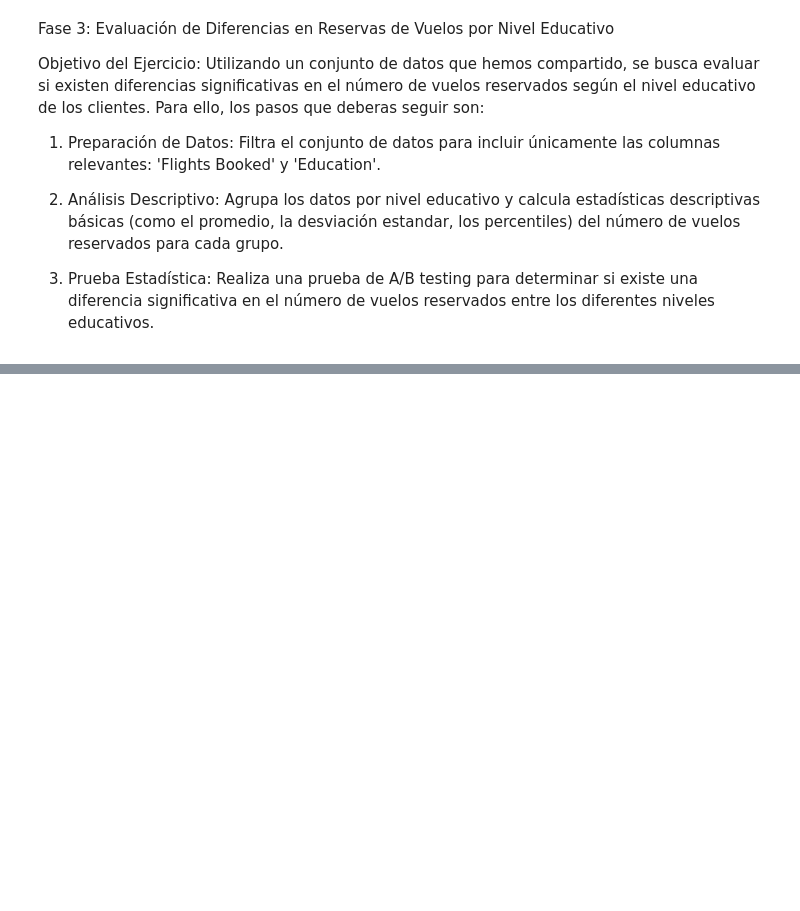
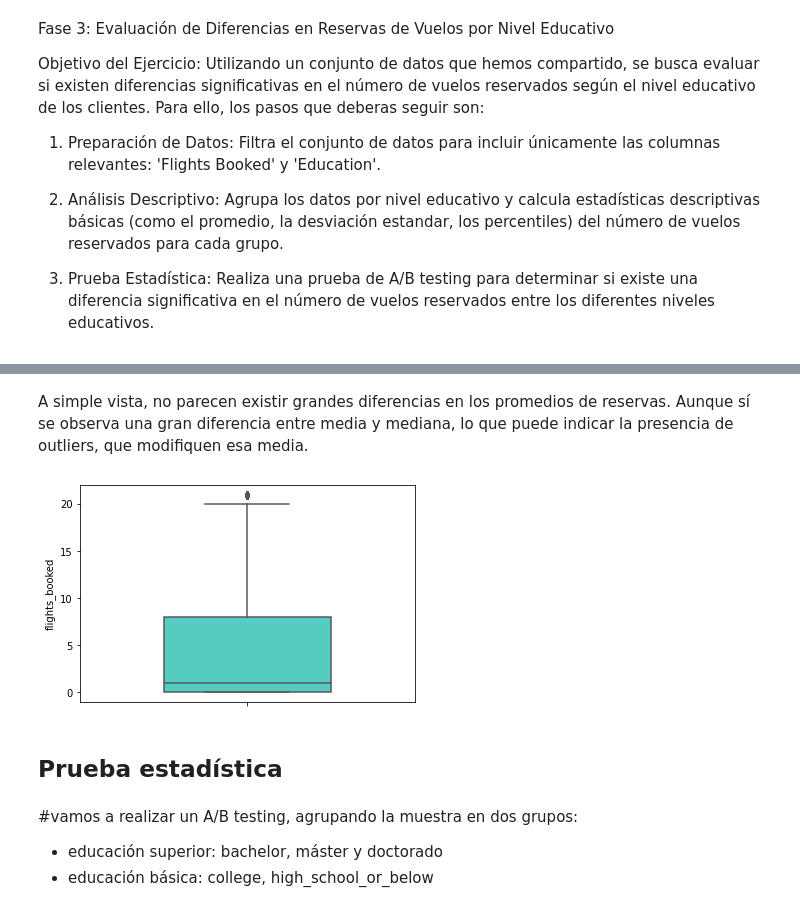
Before and after one commit to Adalab/bda-modulo-3-evaluacion-final-raquelmartinrodriguez, a Jupyter notebook: 4_a_b_testing.ipynb, the cells around one changed output, grey strips where cells are left out. Cells and saved outputs as stored; diff of their text form; code cells hidden in the pictures; blank space fills up the shorter version.

```diff
--- a/4_a_b_testing.ipynb
+++ b/4_a_b_testing.ipynb
@@ -43,0 +201,17 @@ df = pd.read_csv ('files/flights.csv')
+# %% [markdown]
+A simple vista, no parecen existir grandes diferencias en los promedios de reservas. Aunque sí se observa una gran diferencia entre media y mediana, lo que puede indicar la presencia de outliers, que modifiquen esa media.
+# %%
+#creamos un boxplot para visualizar como se distribuye las reservas de vuelos. Efectivamente, comprovamos la presencia de outliers en la muestra.
+
+sns.boxplot(y = "flights_booked",
+            data = df,
+            width = 0.5,
+            color = "turquoise");
+# %% [output]
+[figure, added]
+# %% [markdown]
+## Prueba estadística
+# %% [markdown]
+#vamos a realizar un A/B testing, agrupando la muestra en dos grupos:
+- educación superior: bachelor, máster y doctorado
+- educación básica: college, high_school_or_below
```
Also changed, not shown: parts of 33 cells of this notebook, 1 other file.
